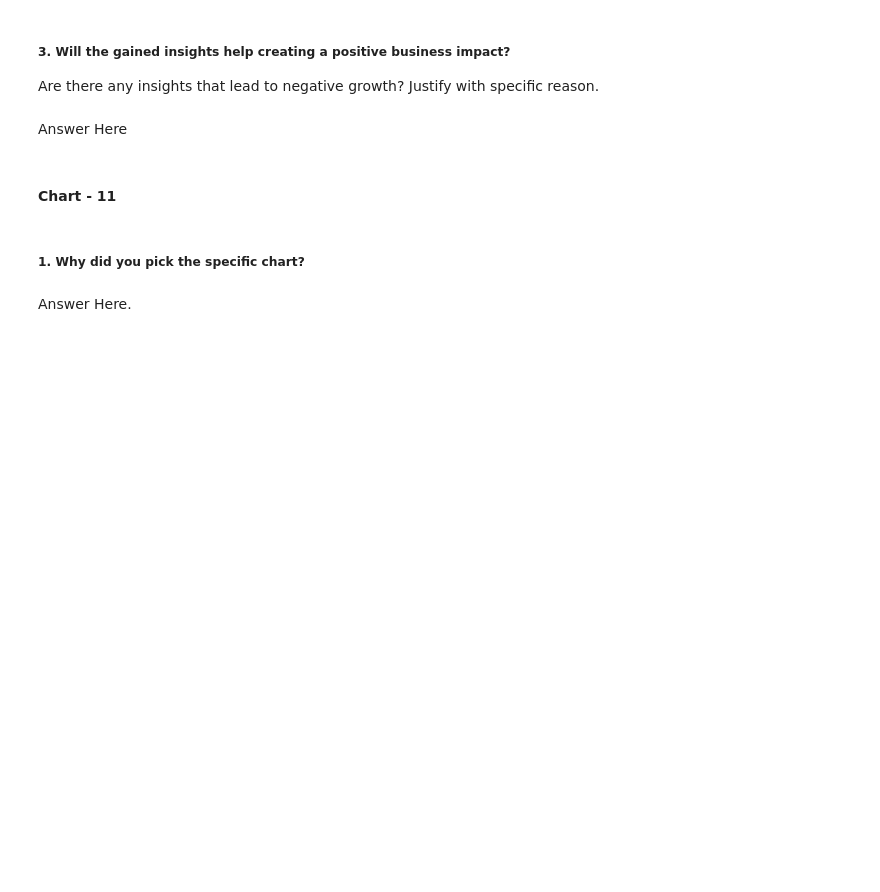
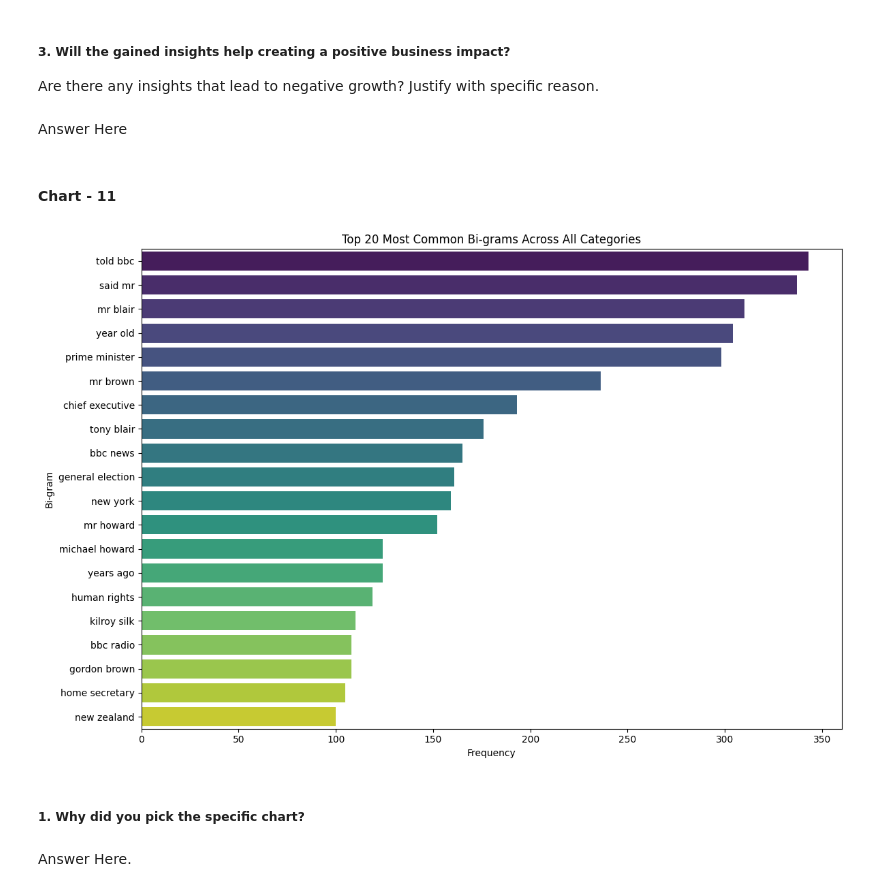
Before and after one commit to hitcaff/Topic_Modeling_on_news_articles, a Jupyter notebook: Topic_Modeling_on_News_Articles(Unsupervised)_.ipynb, the cells around one changed output. Saved outputs shown, nothing was run; the diff lists cells and outputs as text; code cells hidden in the pictures; blank space fills up the shorter version.

```diff
--- a/Topic_Modeling_on_News_Articles(Unsupervised)_.ipynb
+++ b/Topic_Modeling_on_News_Articles(Unsupervised)_.ipynb
@@ -606,3 +634,40 @@ Answer Here
+# %%
+# Chart - 11 visualization code
+
+from sklearn.feature_extraction.text import CountVectorizer
+
+# Combine all text data
+all_text = " ".join(text for text in bbc_df['text'])
+
+# Create a CountVectorizer for bi-grams, ignoring stopwords
+vectorizer = CountVectorizer(ngram_range=(2, 2), stop_words='english')
+X = vectorizer.fit_transform([all_text])
+
+# Get feature names (bi-grams)
+feature_names = vectorizer.get_feature_names_out()
+
+# Get the counts of each bi-gram
+counts = X.sum(axis=0).A1
+
+# Create a dictionary of bi-grams and their counts
+ngram_counts = dict(zip(feature_names, counts))
+
+# Get the most common bi-grams
+most_common_ngrams = Counter(ngram_counts).most_common(20) # Get top 20 bi-grams
+
+# Create a DataFrame for visualization
+most_common_ngrams_df = pd.DataFrame(most_common_ngrams, columns=['ngram', 'count'])
+
+# Visualize the most common bi-grams
+plt.figure(figsize=(12, 8))
+sns.barplot(x='count', y='ngram', data=most_common_ngrams_df, palette='viridis')
+plt.title('Top 20 Most Common Bi-grams Across All Categories')
+plt.xlabel('Frequency')
+plt.ylabel('Bi-gram')
+plt.tight_layout()
+plt.show()
+# %% [output]
+[figure, added]
 # %% [markdown]
 ##### 1. Why did you pick the specific chart?
 # %% [markdown]
```
Also changed, not shown: parts of 11 cells of this notebook.
